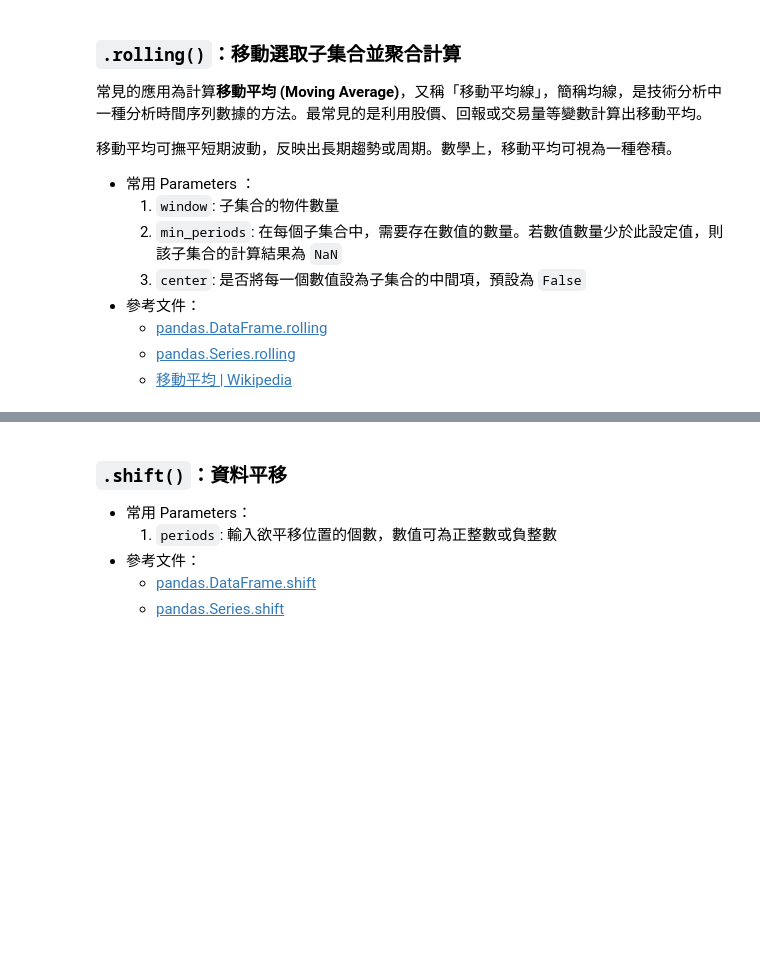
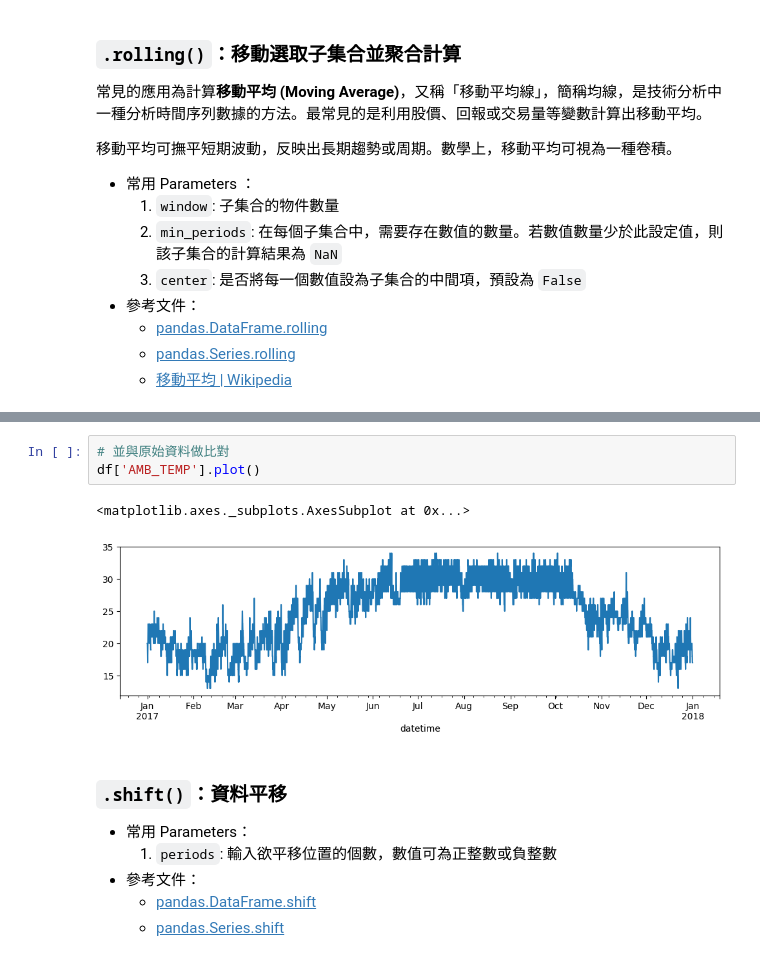
Before and after one commit to VioletVivirand/pandas-tutorial, a Jupyter notebook: Tutorials/Chapter 9 - Feature Engineering.ipynb, the cells around one changed output, grey strips where cells are left out. Drawn from its saved outputs; the diff is of its cells as text; blank space fills up the shorter version.

```diff
--- a/Tutorials/Chapter 9 - Feature Engineering.ipynb
+++ b/Tutorials/Chapter 9 - Feature Engineering.ipynb
@@ -202,3 +205,9 @@ Name: AMB_TEMP, Length: 745, dtype: float64
+# %%
+# 並與原始資料做比對
+df['AMB_TEMP'].plot()
+# %% [output]
+<matplotlib.axes._subplots.AxesSubplot at 0x...>
+[figure, added]
 # %% [markdown]
 ### `.shift()`：資料平移
 
```
Also changed, not shown: parts of 3 cells of this notebook.
